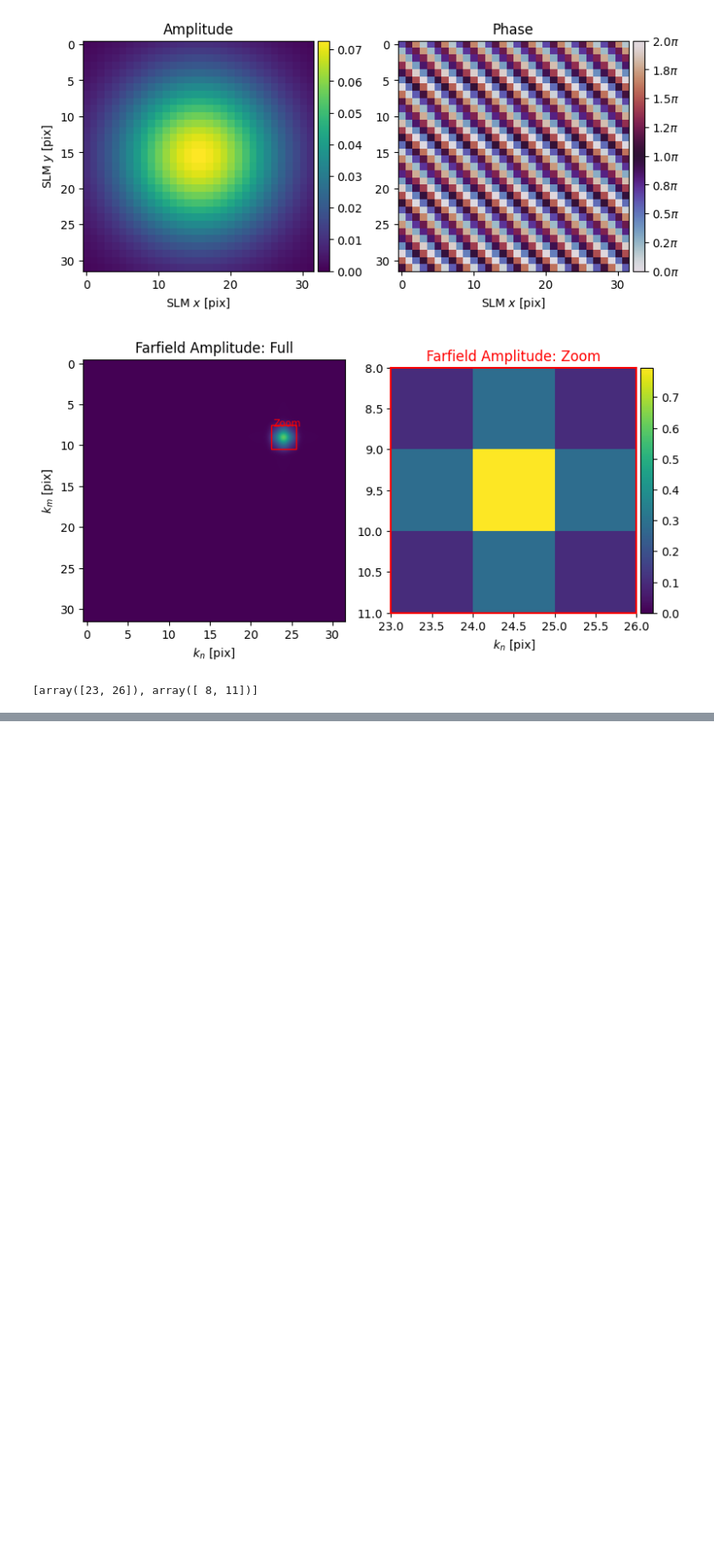
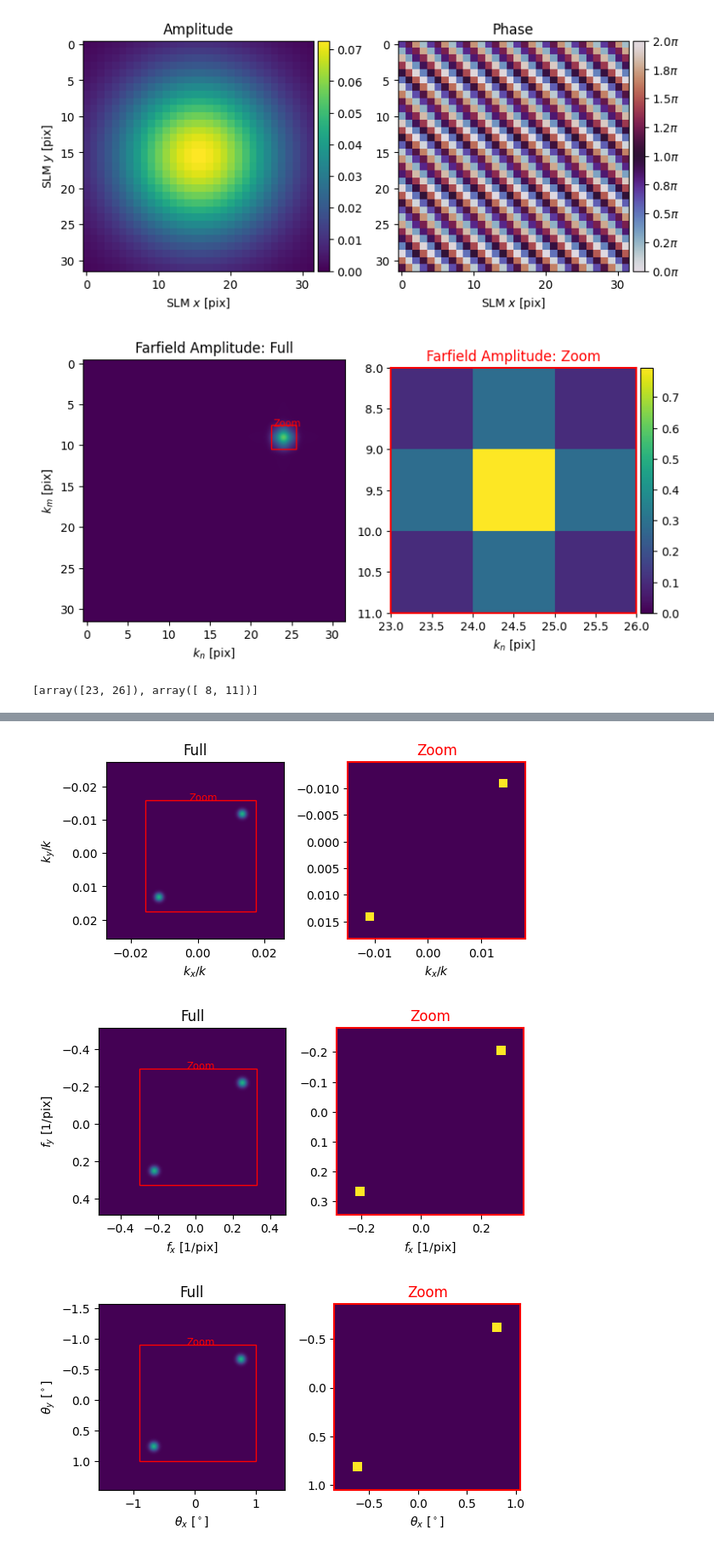
Before and after one commit to asubedi2001/slm-holography, a Jupyter notebook: computational_holography.ipynb, the cells around one changed output, grey strips where cells are left out. Shown at 85% size. Cells and saved outputs as stored; diff of their text form; code cells hidden in the pictures; blank space fills up the shorter version.

```diff
--- a/computational_holography.ipynb
+++ b/computational_holography.ipynb
@@ -86,0 +102,16 @@ hologram.plot_farfield(cbar=True,limits=zoombox)
+# %%
+wav_um = 0.532
+slm = SimulatedSLM((slm_size[1], slm_size[0]), pitch_um=(10, 10), wav_um=wav_um)
+camera = SimulatedCamera(slm)
+
+# The setup (a FourierSLM setup with a camera placed in the Fourier plane of an SLM) holds the camera and SLM.
+setup = FourierSLM(camera, slm)
+hologram.cameraslm = setup
+# %%
+# Not all inclusive, but try out a few units
+for units in ["kxy", "freq", "deg"]:
+    hologram.plot_farfield(source=hologram.target, units=units, figsize=(6,3))
+# %% [output]
+[figure, added]
+[figure, added]
+[figure, added]
```
Also changed, not shown: parts of 5 cells of this notebook, 2 other files.
